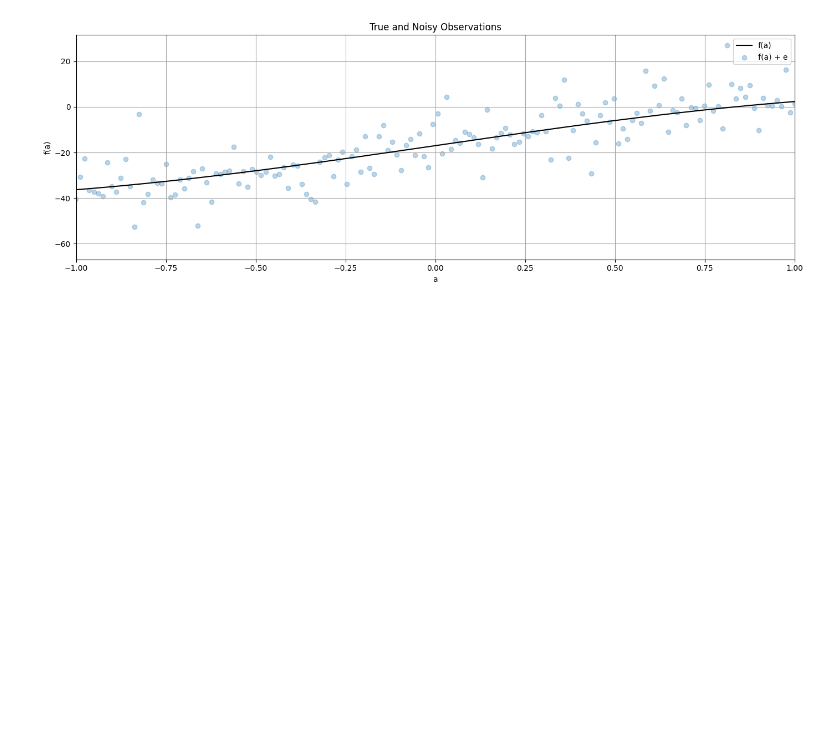
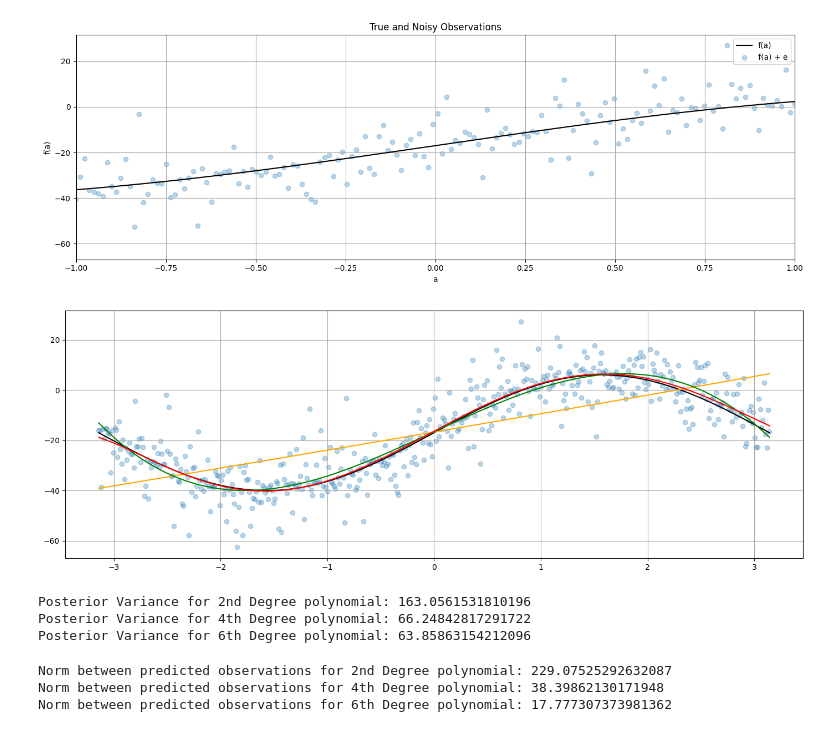
Before and after one commit to maryalrachid-ENGG680/ENGG680_2025_Fall, a Jupyter notebook: Lab_Assignment1/Assignment1.ipynb, the cells around one changed output. Cells and saved outputs as stored; diff of their text form; code cells hidden in the pictures; blank space fills up the shorter version.

```diff
--- a/Lab_Assignment1/Assignment1.ipynb
+++ b/Lab_Assignment1/Assignment1.ipynb
@@ -541,38 +541,65 @@ def fit_polynomial_curve(a: np.ndarray, l: np.ndarray, P: np.ndarray, deg: int)
 # use polynomial degrees of: 2, 4, 6
 # (1 marks)
 # ...
+deg_pol_2 = fit_polynomial_curve(a, l, P, 2)
+deg_pol_4 = fit_polynomial_curve(a, l, P, 4)
+deg_pol_6 = fit_polynomial_curve(a, l, P, 6)
 # %%
 # step 7
 # use the estimated coefficients x and constants array a, construct polynomial functions for each degree
 # hint: use polyval function from numpy library (check input argument carefully)
 # (1 marks)
 
-quadratic_uw = #...
-quartic_uw = #...
-hexic_uw = #...
+quadratic_uw = np.polyval(deg_pol_2[0][::-1], a)
+quartic_uw = np.polyval(deg_pol_4[0][::-1], a)
+hexic_uw = np.polyval(deg_pol_6[0][::-1], a)
 # %%
 # step 8
 # use the matplotlib to plot each polynomial function, noisy observations l, true observations l_true, together in one single figure
 # for the polynomials of line, cubic and quintic, use color of orange, green and red respectively.
 # (2 marks)
 
 fig, ax = plt.subplots(nrows=1, ncols=1, figsize=(14, 5))
-# ...
+ax.plot(a, l_true, color='k', label='f(a)')
+ax.scatter(a, l, color='tab:blue', marker='o', alpha=0.3, label='f(a) + e')
+ax.plot(a, quadratic_uw, color='orange', label='line polynomial')
+ax.plot(a, quartic_uw, color='green', label='cubic polynomial')
+ax.plot(a, hexic_uw, color='red', label='quintic polynomial')
 
 
 ax.grid(True, which='both',ls='-',color='0.65')
 
 fig.tight_layout()
+# %% [output]
+[figure, added]
 # %%
 # step 9
 # print the a posterier variance factor for each polynomial function
 # (3 marks)
 # ...
+print(f"Posterior Variance for 2nd Degree polynomial: {deg_pol_2[2]}")
+print(f"Posterior Variance for 4th Degree polynomial: {deg_pol_4[2]}")
+print(f"Posterior Variance for 6th Degree polynomial: {deg_pol_6[2]}")
+# %% [output]
+Posterior Variance for 2nd Degree polynomial: 163.0561531810196
+Posterior Variance for 4th Degree polynomial: 66.24842817291722
+Posterior Variance for 6th Degree polynomial: 63.85863154212096
 # %%
 # step 10
 # compute and print the norm between the predicted observations (output from each polynomial function) and the true observations
 # (3 marks)
 # ...
+deg_pol_2_norm = np.linalg.norm(quadratic_uw - l_true)
+deg_pol_4_norm = np.linalg.norm(quartic_uw - l_true)
+deg_pol_6_norm = np.linalg.norm(hexic_uw - l_true)
+
+print(f"Norm between predicted observations for 2nd Degree polynomial: {deg_pol_2_norm}")
+print(f"Norm between predicted observations for 4th Degree polynomial: {deg_pol_4_norm}")
+print(f"Norm between predicted observations for 6th Degree polynomial: {deg_pol_6_norm}")
+# %% [output]
+Norm between predicted observations for 2nd Degree polynomial: 229.07525292632087
+Norm between predicted observations for 4th Degree polynomial: 38.39862130171948
+Norm between predicted observations for 6th Degree polynomial: 17.777307373981362
 # %%
 # step 11
 # comment on the results of a posterier variance factor and norm, what pattern do you observe
```
Also changed, not shown: parts of 3 cells of this notebook.
